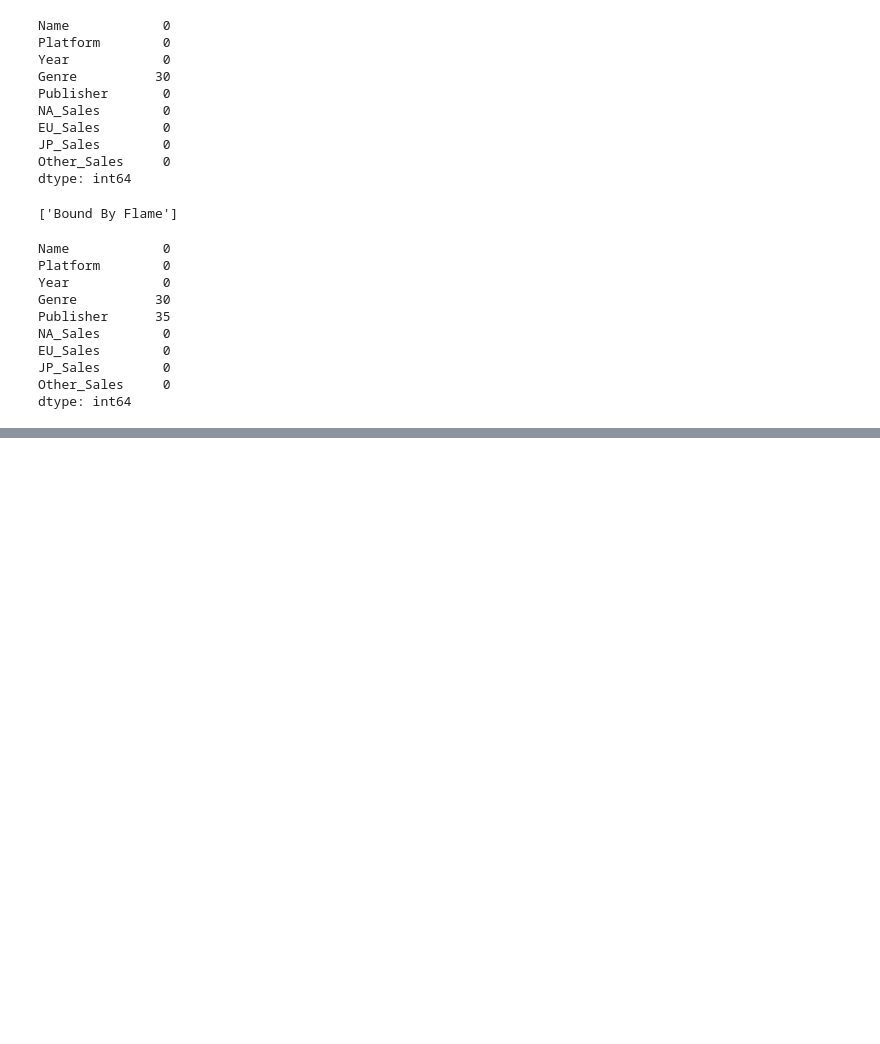
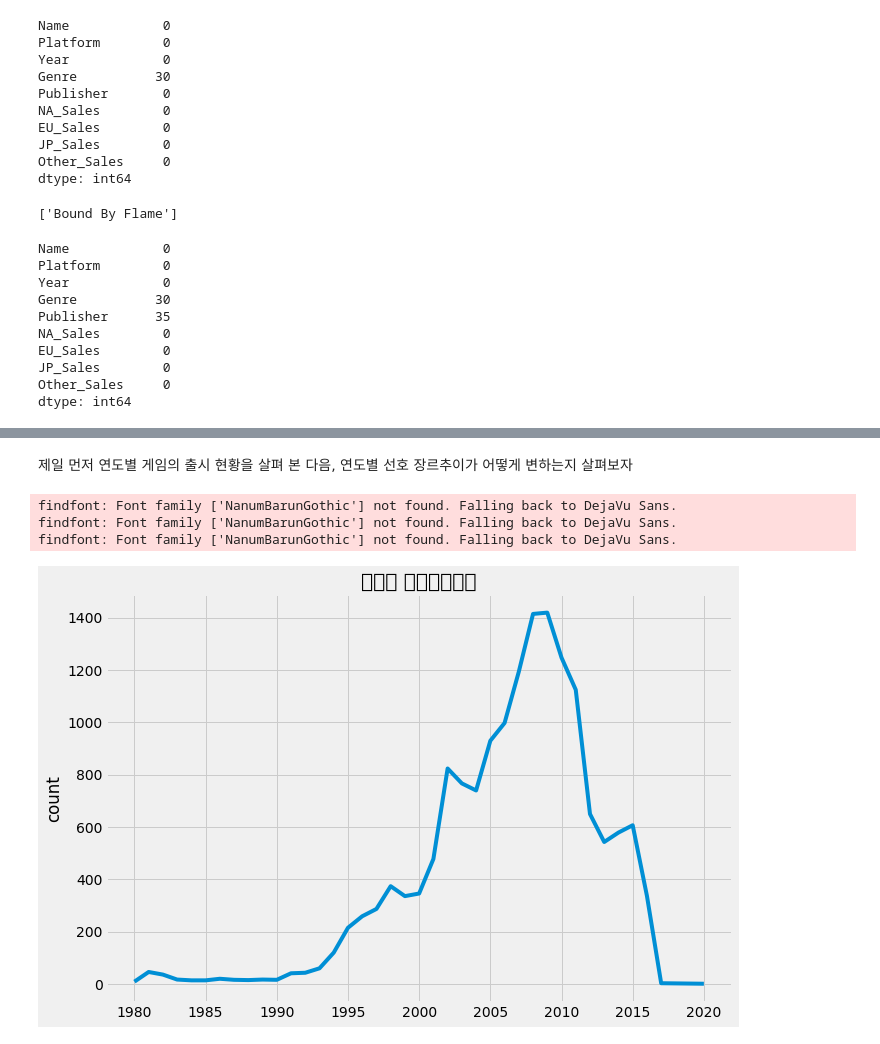
Before and after one commit to sseyonafre/Project, a Jupyter notebook: sprint1/AI_14_고세희_Section1.ipynb, the cells around one changed output, grey strips where cells are left out. Drawn from its saved outputs; the diff is of its cells as text; code cells hidden in the pictures; blank space fills up the shorter version.

```diff
--- a/sprint1/AI_14_고세희_Section1.ipynb
+++ b/sprint1/AI_14_고세희_Section1.ipynb
@@ -228,7 +230,7 @@ error= df[error_condition]
 #'M'은 원래 단위와 같으니 지워주고
 # 'K'인 데이터는 *0.001 을 해준다.
 
-columns= ['NA_Sales','EU_Sales','JP_Sales','Other_Sales']
+Sales= ['NA_Sales','EU_Sales','JP_Sales','Other_Sales']
 
-for i in columns:
+for i in Sales:
   df[i] =df[i].replace({"K":"*0.001", "M":""}, regex=True).map(pd.eval)
@@ -236,0 +343,23 @@ for i in columns:
+# %% [markdown]
+제일 먼저 연도별 게임의 출시 현황을 살펴 본 다음,
+연도별 선호 장르추이가 어떻게 변하는지 살펴보자
+# %%
+# 연도별 게임 출시 현황을 살펴 본 결과 2005~2011년 사이에 가장 많은 게임이 출시되었다.
+
+release_by_year =df.groupby('Year',as_index=False)[['Name']].count()
+
+#시각화로 살펴보자
+from matplotlib import rc
+
+plt.rc('font', family='NanumBarunGothic')
+
+fig = plt.figure(figsize=(10,7))
+ax = sns.lineplot(x=release_by_year.Year ,y=release_by_year.Name)
+ax.set(xlabel=None , ylabel='count')
+plt.title('연도별 게임출시현황')
+plt.show;
+# %% [output]
+findfont: Font family ['NanumBarunGothic'] not found. Falling back to DejaVu Sans.
+findfont: Font family ['NanumBarunGothic'] not found. Falling back to DejaVu Sans.
+findfont: Font family ['NanumBarunGothic'] not found. Falling back to DejaVu Sans.
+[figure, added]
```
Also changed, not shown: parts of 26 cells of this notebook.
